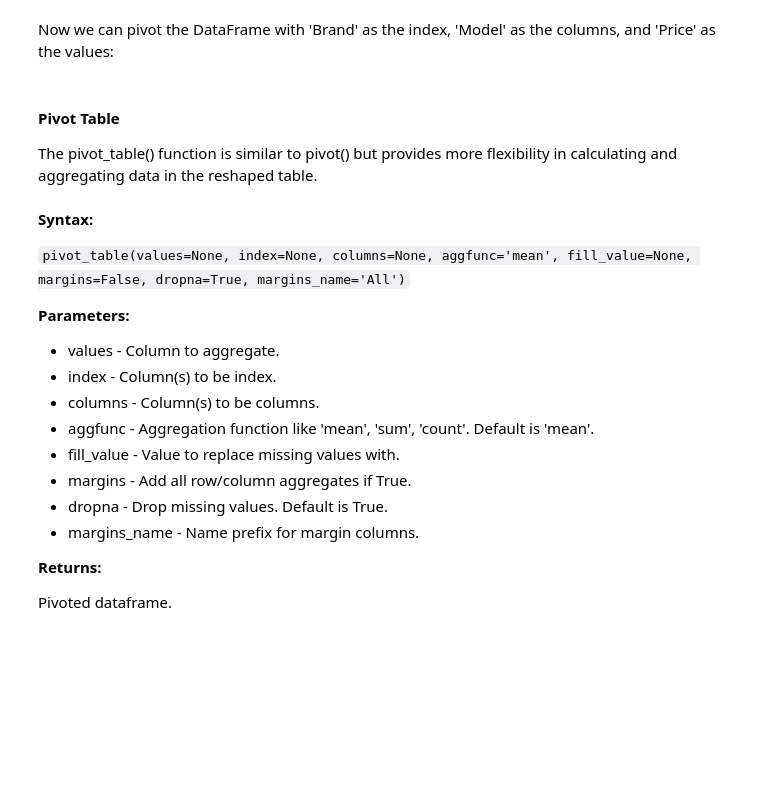
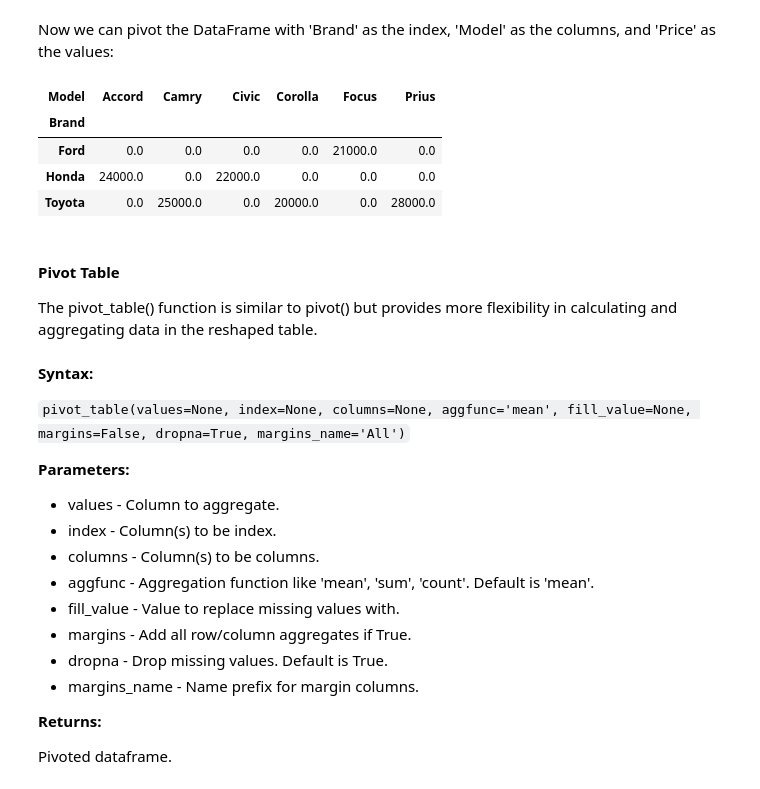
Before and after one commit to hewp84/CRT420, a Jupyter notebook: Week 3/Pandas_5.ipynb, the cells around one changed output. Cells and saved outputs as stored; diff of their text form; code cells hidden in the pictures; blank space fills up the shorter version.

```diff
--- a/Week 3/Pandas_5.ipynb
+++ b/Week 3/Pandas_5.ipynb
@@ -153,8 +271,14 @@ df
 Now we can pivot the DataFrame with 'Brand' as the index, 'Model' as the columns, and 'Price' as the values:
 # %%
 df1 = df.pivot(index='Brand', columns='Model', values='Price')
-#df1.fillna('', inplace=True)
+df1.fillna(0, inplace=True)
 df1
+# %% [output]
+| Model | Accord | Camry | Civic | Corolla | Focus | Prius |
+| Brand |  |  |  |  |  |  |
+| Ford | 0.0 | 0.0 | 0.0 | 0.0 | 21000.0 | 0.0 |
+| Honda | 24000.0 | 0.0 | 22000.0 | 0.0 | 0.0 | 0.0 |
+| Toyota | 0.0 | 25000.0 | 0.0 | 20000.0 | 0.0 | 28000.0 |
 # %% [markdown]
 #### Pivot Table
 The pivot_table() function is similar to pivot() but provides more flexibility in calculating and aggregating data in the reshaped table.
```
Also changed, not shown: parts of 17 cells of this notebook, 1 other file.
